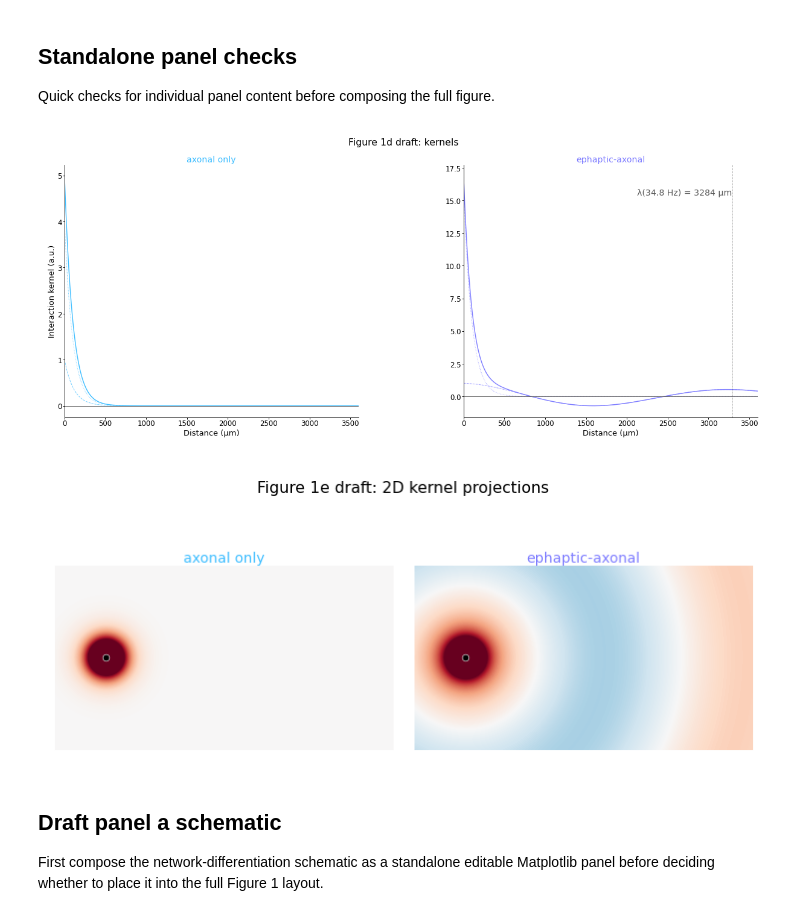
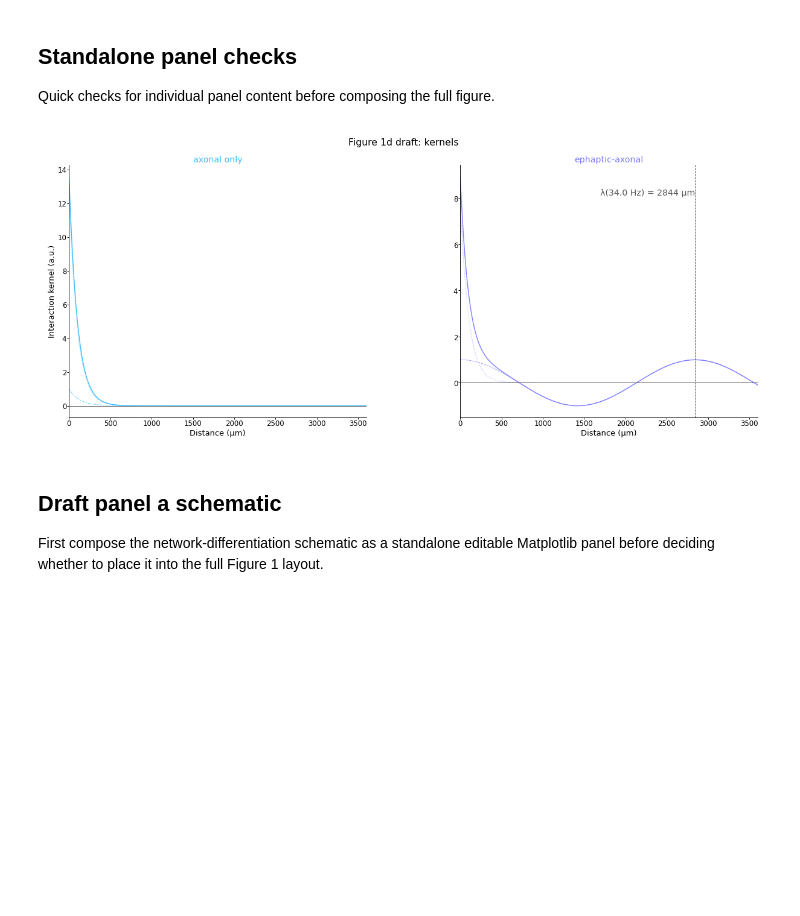
Before and after one commit to dlrebbin98/ephax, a Jupyter notebook: Notebooks/figure_1_differentiation_compilation.ipynb, the cells around one changed output. Drawn from its saved outputs; the diff is of its cells as text; code cells hidden in the pictures; blank space fills up the shorter version.

```diff
--- a/Notebooks/figure_1_differentiation_compilation.ipynb
+++ b/Notebooks/figure_1_differentiation_compilation.ipynb
@@ -56,7 +56,16 @@ EMPIRICAL_FIGURE5_TARGET_CACHE_PATH = OUTPUT_DIR / "figure5_empirical_target_cac
 OUTPUT_DIR.mkdir(parents=True, exist_ok=True)
 
 FIGURE5_TABLE_DIR = repo_root / "outputs" / "figure5_generative_model_grid_search" / "tables"
-FIGURE5_GRID_SEARCH_PROFILE_FALLBACK = "confirm"
+FIGURE5_GRID_SEARCH_PROFILE_FALLBACK = "screen"
+FIGURE5_RANDOM_SEED_FALLBACK = 0
+FIGURE5_SUBSAMPLE_SIZE_FALLBACK = 20
+FIGURE5_PLATING_LOSS_FRACTION_FALLBACK = 0.70
+FIGURE5_TARGET_FRACTION_FALLBACK = 0.40
+FIGURE5_MILESTONE_STEP_FRACTION_FALLBACK = 0.20
+FIGURE5_NEAR_FIELD_DECAY_UM_FALLBACK = 100.0
+FIGURE5_LAMBDA_EPH_UM_FALLBACK = 1_000_000.0
+FIGURE5_V_EPH_M_S_FALLBACK = 0.0833
+FIGURE5_V_AX_M_S_FALLBACK = 0.60
 MODEL_LABELS = {
     "axonal_only": "Axonal only",
     "ephaptic_axonal": "Ephaptic-axonal",
@@ -116,15 +125,15 @@ if FIGURE5_GRID_SUMMARY.empty:
 
 FIGURE5_GRID_SEARCH_PROFILE = FIGURE5_METHOD_VALUES.get("GRID_SEARCH_PROFILE", FIGURE5_GRID_SEARCH_PROFILE_FALLBACK)
 FIGURE5_GRID_COLUMNS, FIGURE5_GRID_ROWS, FIGURE5_PITCH_UM = _grid_profile_values(FIGURE5_GRID_SEARCH_PROFILE)
-RANDOM_SEED = _method_int(FIGURE5_METHOD_VALUES, "RANDOM_SEED", HDMEADifferentiationConfig().random_seed)
-SIMULATION_SUBSAMPLE_SIZE = _method_int(FIGURE5_METHOD_VALUES, "SIMULATION_SUBSAMPLE_SIZE", HDMEADifferentiationConfig().subsample_size)
-SIMULATION_PLATING_LOSS_FRACTION = _method_float(FIGURE5_METHOD_VALUES, "SIMULATION_PLATING_LOSS_FRACTION", HDMEADifferentiationConfig().plating_loss_fraction)
-SIMULATION_TARGET_FRACTION = _method_float(FIGURE5_METHOD_VALUES, "SIMULATION_TARGET_FRACTION", HDMEADifferentiationConfig().target_fraction)
-SIMULATION_MILESTONE_STEP_FRACTION = _method_float(FIGURE5_METHOD_VALUES, "SIMULATION_MILESTONE_STEP_FRACTION", 0.20)
-NEAR_FIELD_DECAY_UM = _method_float(FIGURE5_METHOD_VALUES, "NEAR_FIELD_DECAY_UM", HDMEADifferentiationConfig().near_field_decay_um)
-V_EPH_M_S = _method_float(FIGURE5_METHOD_VALUES, "V_EPH_M_S", HDMEADifferentiationConfig().v_eph_m_s)
-V_AX_M_S = _method_float(FIGURE5_METHOD_VALUES, "V_AX_M_S", HDMEADifferentiationConfig().v_ax_m_s)
-LAMBDA_EPH_UM = _method_float(FIGURE5_METHOD_VALUES, "LAMBDA_EPH_UM", HDMEADifferentiationConfig().lambda_eph_um)
+RANDOM_SEED = _method_int(FIGURE5_METHOD_VALUES, "RANDOM_SEED", FIGURE5_RANDOM_SEED_FALLBACK)
+SIMULATION_SUBSAMPLE_SIZE = _method_int(FIGURE5_METHOD_VALUES, "SIMULATION_SUBSAMPLE_SIZE", FIGURE5_SUBSAMPLE_SIZE_FALLBACK)
+SIMULATION_PLATING_LOSS_FRACTION = _method_float(FIGURE5_METHOD_VALUES, "SIMULATION_PLATING_LOSS_FRACTION", FIGURE5_PLATING_LOSS_FRACTION_FALLBACK)
+SIMULATION_TARGET_FRACTION = _method_float(FIGURE5_METHOD_VALUES, "SIMULATION_TARGET_FRACTION", FIGURE5_TARGET_FRACTION_FALLBACK)
+SIMULATION_MILESTONE_STEP_FRACTION = _method_float(FIGURE5_METHOD_VALUES, "SIMULATION_MILESTONE_STEP_FRACTION", FIGURE5_MILESTONE_STEP_FRACTION_FALLBACK)
+NEAR_FIELD_DECAY_UM = _method_float(FIGURE5_METHOD_VALUES, "NEAR_FIELD_DECAY_UM", FIGURE5_NEAR_FIELD_DECAY_UM_FALLBACK)
+V_EPH_M_S = _method_float(FIGURE5_METHOD_VALUES, "V_EPH_M_S", FIGURE5_V_EPH_M_S_FALLBACK)
+V_AX_M_S = _method_float(FIGURE5_METHOD_VALUES, "V_AX_M_S", FIGURE5_V_AX_M_S_FALLBACK)
+LAMBDA_EPH_UM = _method_float(FIGURE5_METHOD_VALUES, "LAMBDA_EPH_UM", FIGURE5_LAMBDA_EPH_UM_FALLBACK)
 
 
 def _best_figure5_rows(summary):
@@ -854,16 +698,10 @@ Quick checks for individual panel content before composing the full figure.
 # %%
 fig = plt.figure(figsize=(7.0, 3.0), constrained_layout=True)
 axes = two_panel_axes_factory(fig, fig.add_gridspec(1, 1)[0, 0])
 draw_kernel_comparison(kernels, axes)
 _ = fig.suptitle("Figure 1d draft: kernels")
-
-fig = plt.figure(figsize=(4.2, 2.0), constrained_layout=True)
-axes = two_square_panel_axes_factory(fig, fig.add_gridspec(1, 1)[0, 0])
-draw_kernel_2d_projection(kernels, axes)
-_ = fig.suptitle("Figure 1e draft: 2D kernel projections")
 # %% [output]
-[figure, old version]
+[figure, new version]
-[figure, removed]
 # %% [markdown]
 ## Draft panel a schematic
 
```
Also changed, not shown: parts of 7 cells of this notebook, 23 other files.
